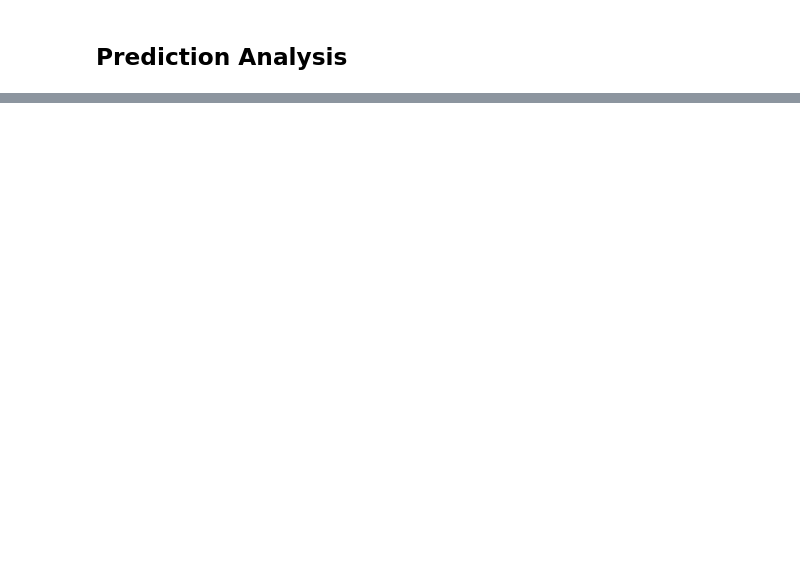
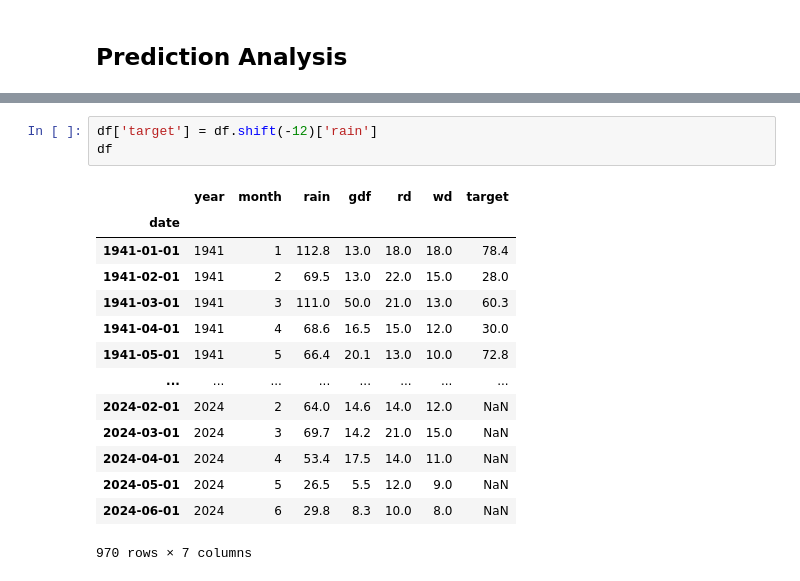
Before and after one commit to atacanbt/programming-for-data-analytics, a Jupyter notebook: project/rainfall_analysis_dublin.ipynb, the cells around one changed output, grey strips where cells are left out. Saved outputs shown, nothing was run; the diff lists cells and outputs as text; blank space fills up the shorter version.

```diff
--- a/project/rainfall_analysis_dublin.ipynb
+++ b/project/rainfall_analysis_dublin.ipynb
@@ -220,0 +354,18 @@ plt.show()
+# %%
+df['target'] = df.shift(-12)['rain']
+df
+# %% [output]
+|  | year | month | rain | gdf | rd | wd | target |
+| date |  |  |  |  |  |  |  |
+| 1941-01-01 | 1941 | 1 | 112.8 | 13.0 | 18.0 | 18.0 | 78.4 |
+| 1941-02-01 | 1941 | 2 | 69.5 | 13.0 | 22.0 | 15.0 | 28.0 |
+| 1941-03-01 | 1941 | 3 | 111.0 | 50.0 | 21.0 | 13.0 | 60.3 |
+| 1941-04-01 | 1941 | 4 | 68.6 | 16.5 | 15.0 | 12.0 | 30.0 |
+| 1941-05-01 | 1941 | 5 | 66.4 | 20.1 | 13.0 | 10.0 | 72.8 |
+| ... | ... | ... | ... | ... | ... | ... | ... |
+| 2024-02-01 | 2024 | 2 | 64.0 | 14.6 | 14.0 | 12.0 | NaN |
+| 2024-03-01 | 2024 | 3 | 69.7 | 14.2 | 21.0 | 15.0 | NaN |
+| 2024-04-01 | 2024 | 4 | 53.4 | 17.5 | 14.0 | 11.0 | NaN |
+| 2024-05-01 | 2024 | 5 | 26.5 | 5.5 | 12.0 | 9.0 | NaN |
+| 2024-06-01 | 2024 | 6 | 29.8 | 8.3 | 10.0 | 8.0 | NaN |
+970 rows × 7 columns
```
Also changed, not shown: parts of 27 cells of this notebook.
